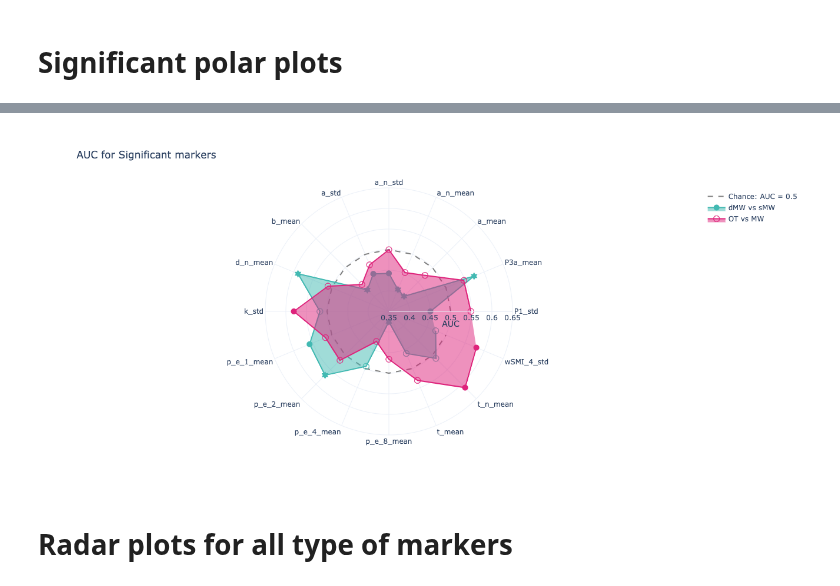
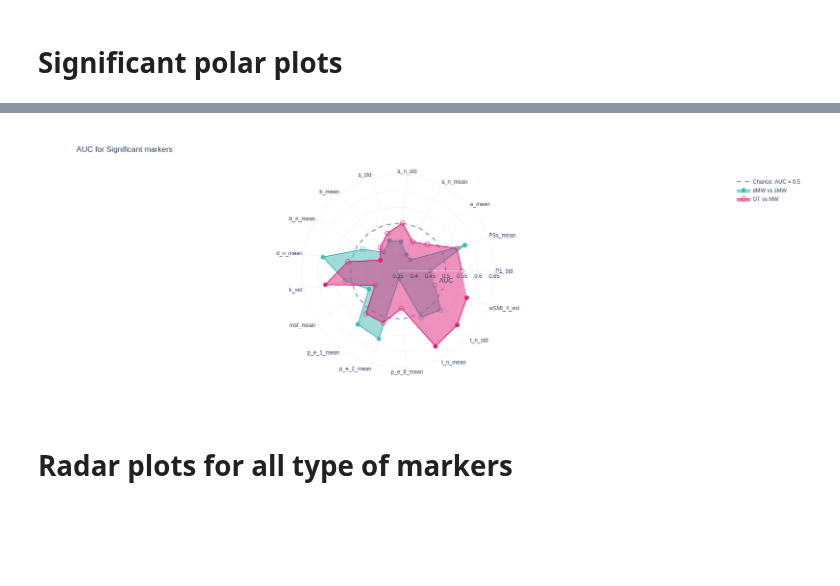
Before and after one commit to Nicobruno92/mw_markers_project, a Jupyter notebook: plots.ipynb, the cells around one changed output, grey strips where cells are left out. Cells and saved outputs as stored; diff of their text form; code cells hidden in the pictures; blank space fills up the shorter version.

Commit message:
significant markers multivariate

```diff
--- a/plots.ipynb
+++ b/plots.ipynb
@@ -69,8 +71,8 @@ aucs_mind = svm_mind.groupby('markers', as_index= False).agg({'AUC':'mean', 'sig
 svm_mw = pd.read_csv('Data/univariate_roc_mw_segment.csv')
 aucs_mw = svm_mw.groupby('markers', as_index= False).agg({'AUC':'mean', 'significant':'first'}).assign(symbol = lambda df: df.significant.apply(symbol_fun))
 # %%
-significant_mind = aucs_mind.query("significant == 'Signficant'").markers.to_list()
-significant_mw = aucs_mw.query("significant == 'Signficant'").markers.to_list()
+significant_mind = aucs_mind.query("significant != 'p > 0.05'").markers.to_list()
+significant_mw = aucs_mw.query("significant != 'p > 0.05'").markers.to_list()
 
 significant_markers = significant_mind + significant_mw
 # %%
@@ -172,6 +174,6 @@ pio.write_json(fig, 'Figs/radar_auc_all.plotly')
 # %%
-mw =aucs_mw[aucs_mw['markers'].isin([i for i in signficant_markers])]
-mind =aucs_mind[aucs_mind['markers'].isin([i for i in signficant_markers])]
+mw =aucs_mw[aucs_mw['markers'].isin([i for i in significant_markers])]
+mind =aucs_mind[aucs_mind['markers'].isin([i for i in significant_markers])]
 
 fig = go.Figure()
 
@@ -197,34 +199,34 @@ fig.add_trace(go.Scatterpolar(
     r=mind.AUC,
     theta=mind['markers'],
     fill='toself',
     name='OT vs MW',
     marker = {'color':pink, 'size': 10},
     marker_symbol= mind.symbol.to_list()
 ))
 
 
 fig.update_layout(
     title="AUC for Significant markers",
 #     legend_title="Classification",
     width=600,
     height=600,
     template = 'plotly_white',
 
   polar=dict(
     radialaxis=dict(
     title = 'AUC',
       visible=True,
         range = [0.35,0.65]
     ),
   ),
 
   showlegend=True
 )
 
 fig.show()
 pio.write_json(fig, 'Figs/radar_auc_significant.plotly')
 # %% [output]
-[figure, old version]
+[figure, new version]
 # %% [markdown]
 # Radar plots for all type of markers
 # %%
```
Also changed, not shown: parts of 5 cells of this notebook, 12 other files.
